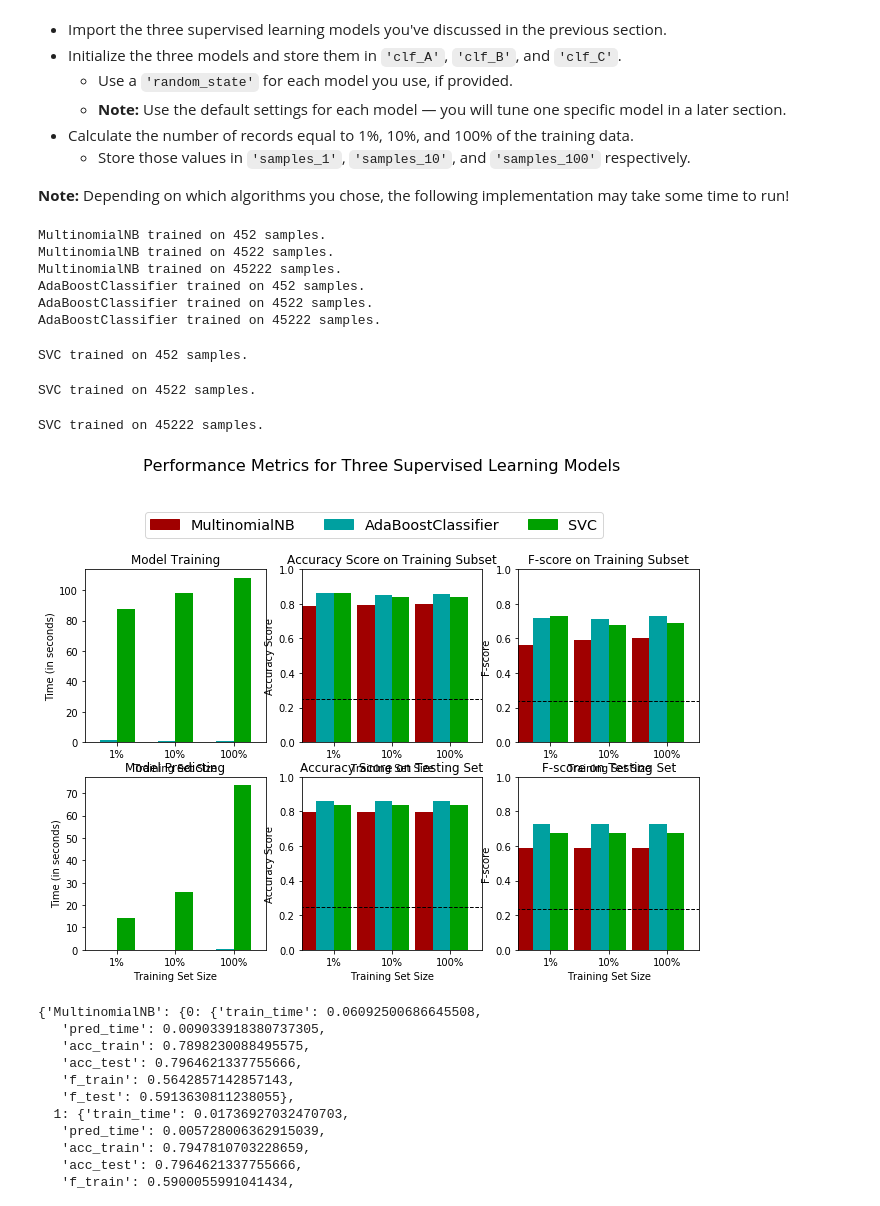
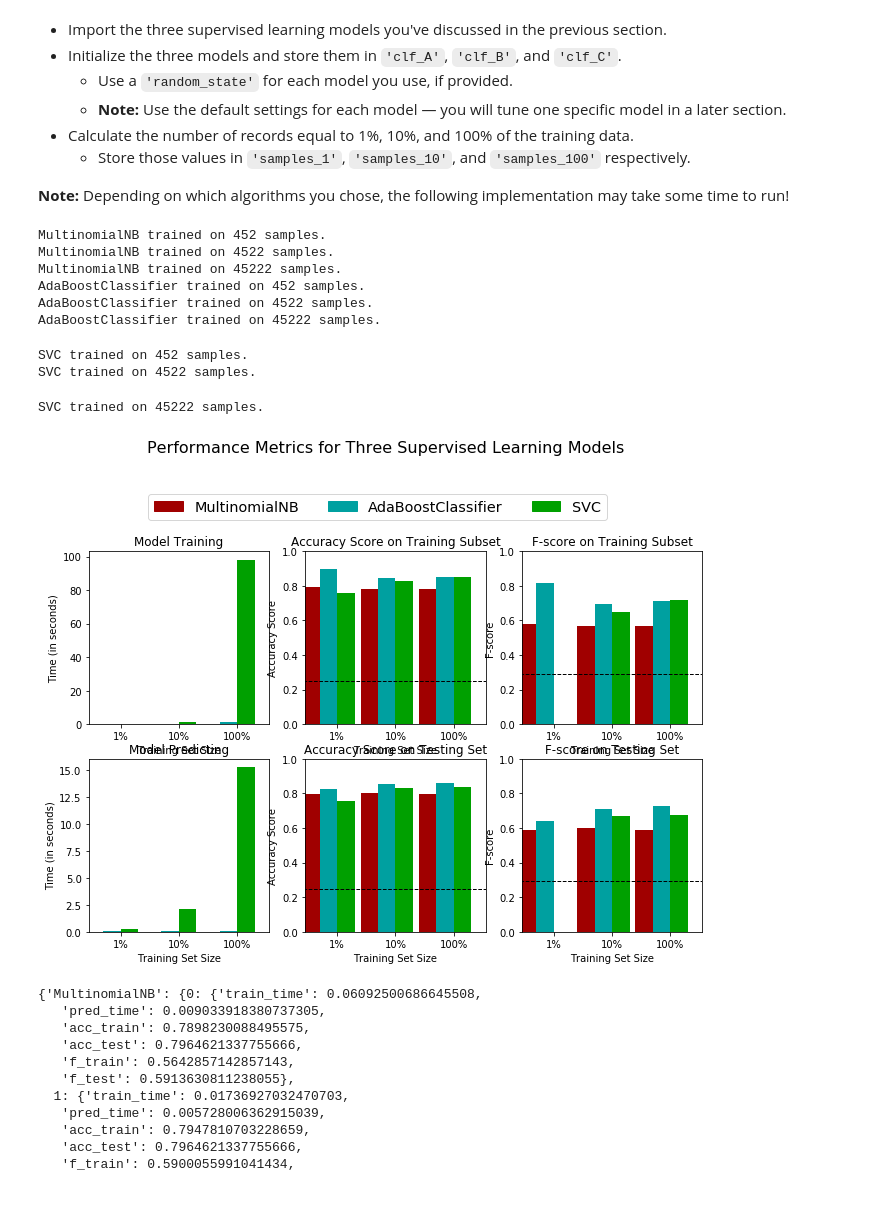
Before and after one commit to pavangururajan/udacity_projects, a Jupyter notebook: IntroToMachineLearning/finding_donors/finding_donors.ipynb, the cells around one changed output. Saved outputs shown, nothing was run; the diff lists cells and outputs as text; code cells hidden in the pictures.

```diff
--- a/IntroToMachineLearning/finding_donors/finding_donors.ipynb
+++ b/IntroToMachineLearning/finding_donors/finding_donors.ipynb
@@ -273,8 +273,7 @@ precision = accuracy
 
 # TODO: Calculate F-score using the formula above for beta = 0.5 and correct values for precision and recall.
 one_plus_beta_squared = (1 + (0.5)**2)
-fscore = one_plus_beta_squared * ((precision * recall)/((one_plus_beta_squared * precision) + recall))
-
+fscore = one_plus_beta_squared * ((precision * recall)/((((0.5)**2) * precision) + recall))
 # Print the results
 print("Naive Predictor: [Accuracy score: {:.4f}, F-score: {:.4f}]".format(accuracy, fscore))
 # %% [output]
@@ -360,7 +359,7 @@ def train_predict(learner, sample_size, X_train, y_train, X_test, y_test):
 
     # TODO: Fit the learner to the training data using slicing with 'sample_size' using .fit(training_features[:], training_labels[:])
     start = time() # Get start time
-    learner = learner.fit(X_train, y_train)
+    learner = learner.fit(X_train[:sample_size], y_train[:sample_size])
     end = time() # Get end time
 
     # TODO: Calculate the training time
@@ -370,20 +369,20 @@ def train_predict(learner, sample_size, X_train, y_train, X_test, y_test):
     #       then get predictions on the first 300 training samples(X_train) using .predict()
     start = time() # Get start time
     predictions_test = learner.predict(X_test)
-    predictions_train = learner.predict(X_train[:sample_size])
+    predictions_train = learner.predict(X_train[:300])
     end = time() # Get end time
 
     # TODO: Calculate the total prediction time
     results['pred_time'] = end - start
 
     # TODO: Compute accuracy on the first 300 training samples which is y_train[:300]
-    results['acc_train'] = accuracy_score(y_train[:sample_size], predictions_train)
+    results['acc_train'] = accuracy_score(y_train[:300], predictions_train)
 
     # TODO: Compute accuracy on test set using accuracy_score()
     results['acc_test'] = accuracy_score(y_test, predictions_test)
 
     # TODO: Compute F-score on the the first 300 training samples using fbeta_score()
-    results['f_train'] = fbeta_score(y_train[:sample_size], predictions_train, beta=0.5)
+    results['f_train'] = fbeta_score(y_train[:300], predictions_train, beta=0.5)
 
     # TODO: Compute F-score on the test set which is y_test
     results['f_test'] = fbeta_score(y_test, predictions_test, beta=0.5)
@@ -410,41 +409,43 @@ from sklearn.naive_bayes import MultinomialNB
 from sklearn.ensemble import AdaBoostClassifier
 from sklearn.svm import SVC
 
+RANDOM_STATE = 42
+
 # TODO: Initialize the three models
 clf_A = MultinomialNB()
-clf_B = AdaBoostClassifier()
-clf_C = SVC()
+clf_B = AdaBoostClassifier(random_state=RANDOM_STATE)
+clf_C = SVC(random_state=RANDOM_STATE)
 
 # TODO: Calculate the number of samples for 1%, 10%, and 100% of the training data
 # HINT: samples_100 is the entire training set i.e. len(y_train)
 # HINT: samples_10 is 10% of samples_100 (ensure to set the count of the values to be `int` and not `float`)
 # HINT: samples_1 is 1% of samples_100 (ensure to set the count of the values to be `int` and not `float`)
 samples_100 = n_records
 samples_10 = int(0.1 * n_records)
 samples_1 = int(0.01 * n_records)
 
 # Collect results on the learners
 results = {}
 for clf in [clf_A, clf_B, clf_C]:
     clf_name = clf.__class__.__name__
     results[clf_name] = {}
     for i, samples in enumerate([samples_1, samples_10, samples_100]):
         results[clf_name][i] = \
         train_predict(clf, samples, X_train, y_train, X_test, y_test)
 
 # Run metrics visualization for the three supervised learning models chosen
 vs.evaluate(results, accuracy, fscore)
 # %% [output]
 MultinomialNB trained on 452 samples.
 MultinomialNB trained on 4522 samples.
 MultinomialNB trained on 45222 samples.
 AdaBoostClassifier trained on 452 samples.
 AdaBoostClassifier trained on 4522 samples.
 AdaBoostClassifier trained on 45222 samples.
 SVC trained on 452 samples.
+SVC trained on 4522 samples.
-SVC trained on 4522 samples.
+SVC trained on 45222 samples.
-SVC trained on 45222 samples.
-[figure, old version]
+[figure, new version]
 # %%
 results
 # %% [output]
```
Also changed, not shown: parts of 2 cells of this notebook, 1 other file.
